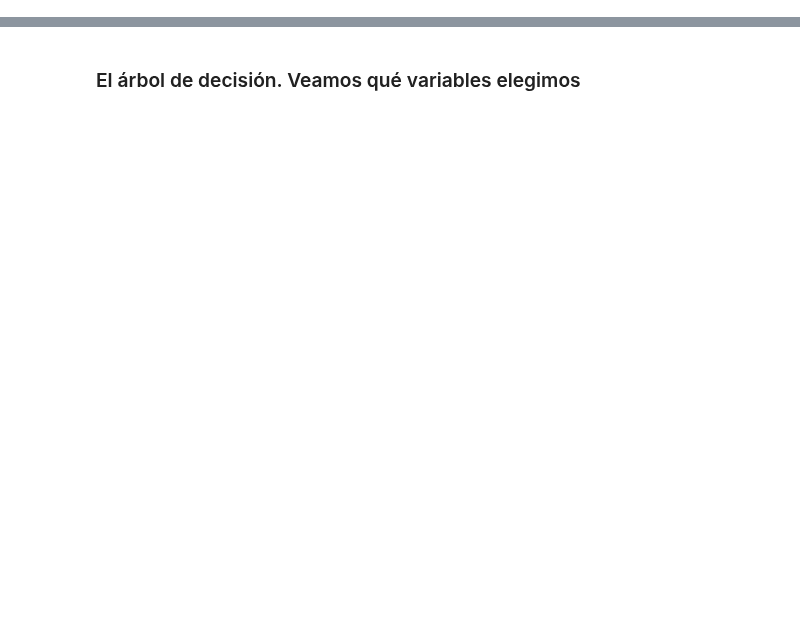
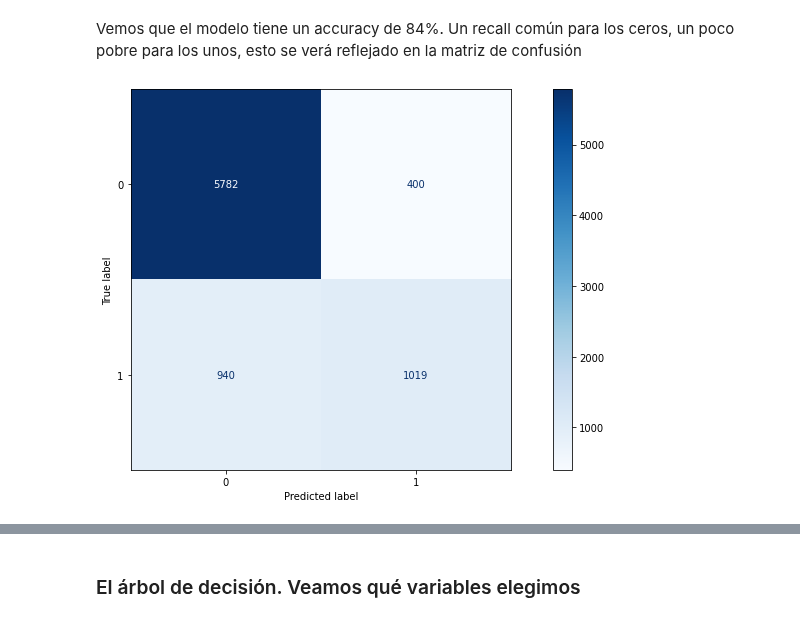
Before and after one commit to ncontinanza/tp-datos-1c2021-de-angelis-riva-continanza, a Jupyter notebook: Parte2/Regresion Logistica.ipynb, the cells around one changed output, grey strips where cells are left out. Drawn from its saved outputs; the diff is of its cells as text; code cells hidden in the pictures; blank space fills up the shorter version.

```diff
--- a/Parte2/Regresion Logistica.ipynb
+++ b/Parte2/Regresion Logistica.ipynb
@@ -67,0 +53,9 @@ Wall time: 7.7 s
+# %%
+model = LogisticRegression()
+params = [{'penalty': ['l1']        , 'C': np.logspace(-3, 3, 13), 'solver': ['saga'] },
+          {'penalty': ['l2']        , 'C': np.logspace(-3, 3, 13), 'solver': ['lbfgs']},
+          {'penalty': ['elasticnet'], 'C': np.logspace(-3, 3, 13), 'solver': ['saga'] , 'l1_ratio': np.linspace(0.1, 0.9, 9)}]
+
+gscv1 = GridSearchCV(model, params, scoring='roc_auc', n_jobs=-1, verbose=4, cv=10)
+# %%
+gscv1.fit(X_train_1, y_train_1)
@@ -67,0 +96,4 @@ Wall time: 7.7 s
+# %%
+lr1 = gscv1.best_estimator_
+# %%
+lr1.fit(X_train_1, y_train_1)
@@ -67,0 +114,9 @@ Wall time: 7.7 s
+# %% [markdown]
+Vemos que el modelo tiene un accuracy de 84%. Un recall común para los ceros, un poco pobre para los unos, esto se verá reflejado en la matriz de confusión
+# %%
+fig, ax = plt.subplots(figsize=(15,7))
+plt.grid(False)
+plot_confusion_matrix(lr1, X_test_1, y_test_1, cmap=plt.cm.Blues, display_labels=['0', '1'], ax=ax)
+plt.show()
+# %% [output]
+[figure, added]
```
Also changed, not shown: parts of 60 cells of this notebook, 2 other files.
